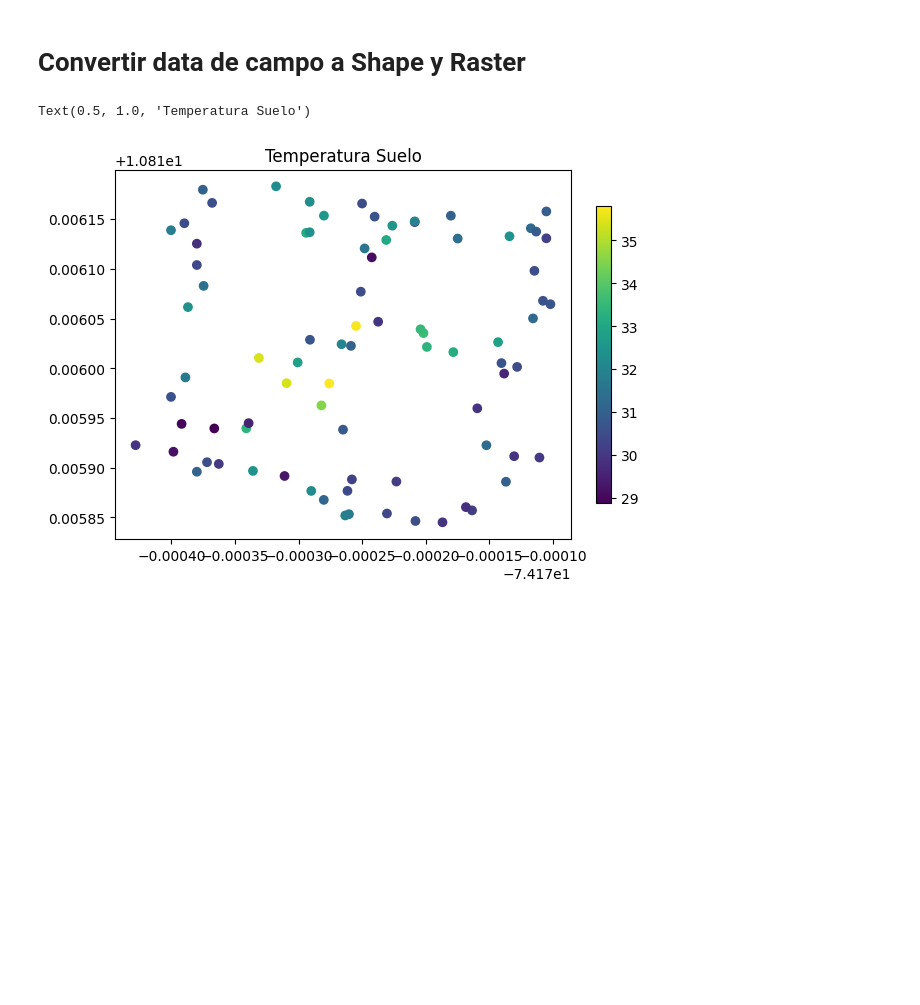
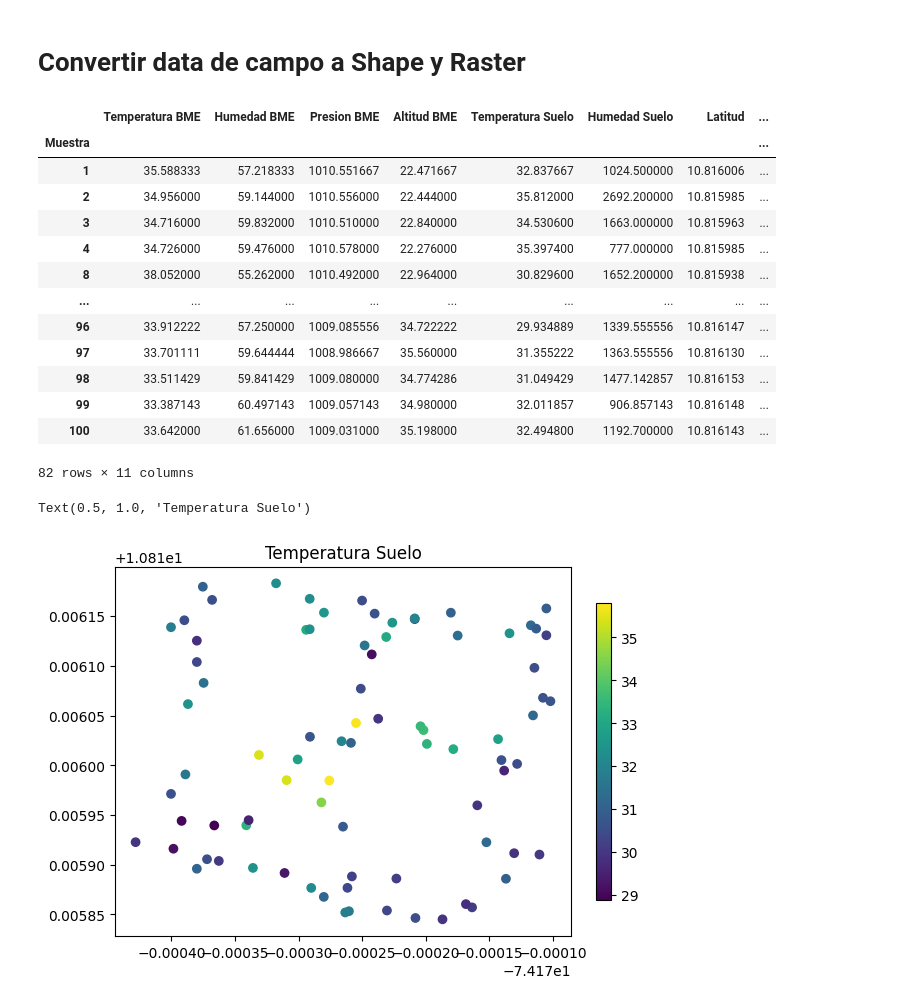
Before and after one commit to miguepoloc/kriging, a Jupyter notebook: Kriging_Export.ipynb, the cells around one changed output. Saved outputs shown, nothing was run; the diff lists cells and outputs as text; code cells hidden in the pictures; blank space fills up the shorter version.

```diff
--- a/Kriging_Export.ipynb
+++ b/Kriging_Export.ipynb
@@ -17,3 +20,20 @@ data_media.to_file("data/data_media.shp")
+# %%
+data_media
+# %% [output]
+|  | Temperatura BME | Humedad BME | Presion BME | Altitud BME | Temperatura Suelo | Humedad Suelo | Latitud | ... |
+| Muestra |  |  |  |  |  |  |  | ... |
+| 1 | 35.588333 | 57.218333 | 1010.551667 | 22.471667 | 32.837667 | 1024.500000 | 10.816006 | ... |
+| 2 | 34.956000 | 59.144000 | 1010.556000 | 22.444000 | 35.812000 | 2692.200000 | 10.815985 | ... |
+| 3 | 34.716000 | 59.832000 | 1010.510000 | 22.840000 | 34.530600 | 1663.000000 | 10.815963 | ... |
+| 4 | 34.726000 | 59.476000 | 1010.578000 | 22.276000 | 35.397400 | 777.000000 | 10.815985 | ... |
+| 8 | 38.052000 | 55.262000 | 1010.492000 | 22.964000 | 30.829600 | 1652.200000 | 10.815938 | ... |
+| ... | ... | ... | ... | ... | ... | ... | ... | ... |
+| 96 | 33.912222 | 57.250000 | 1009.085556 | 34.722222 | 29.934889 | 1339.555556 | 10.816147 | ... |
+| 97 | 33.701111 | 59.644444 | 1008.986667 | 35.560000 | 31.355222 | 1363.555556 | 10.816130 | ... |
+| 98 | 33.511429 | 59.841429 | 1009.080000 | 34.774286 | 31.049429 | 1477.142857 | 10.816153 | ... |
+| 99 | 33.387143 | 60.497143 | 1009.057143 | 34.980000 | 32.011857 | 906.857143 | 10.816148 | ... |
+| 100 | 33.642000 | 61.656000 | 1009.031000 | 35.198000 | 32.494800 | 1192.700000 | 10.816143 | ... |
+82 rows × 11 columns
 # %%
 x = data_media["Longitud"]
 y = data_media["Latitud"]
```
Also changed, not shown: parts of 5 cells of this notebook, 6 other files.
